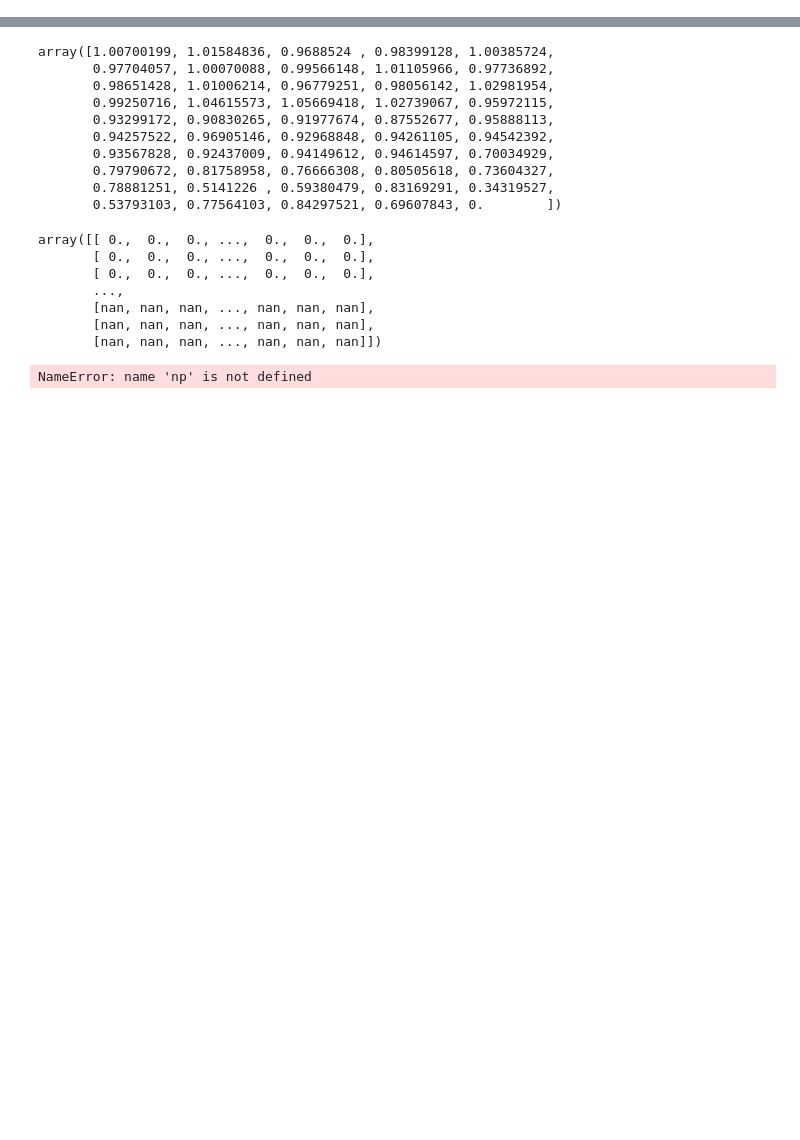
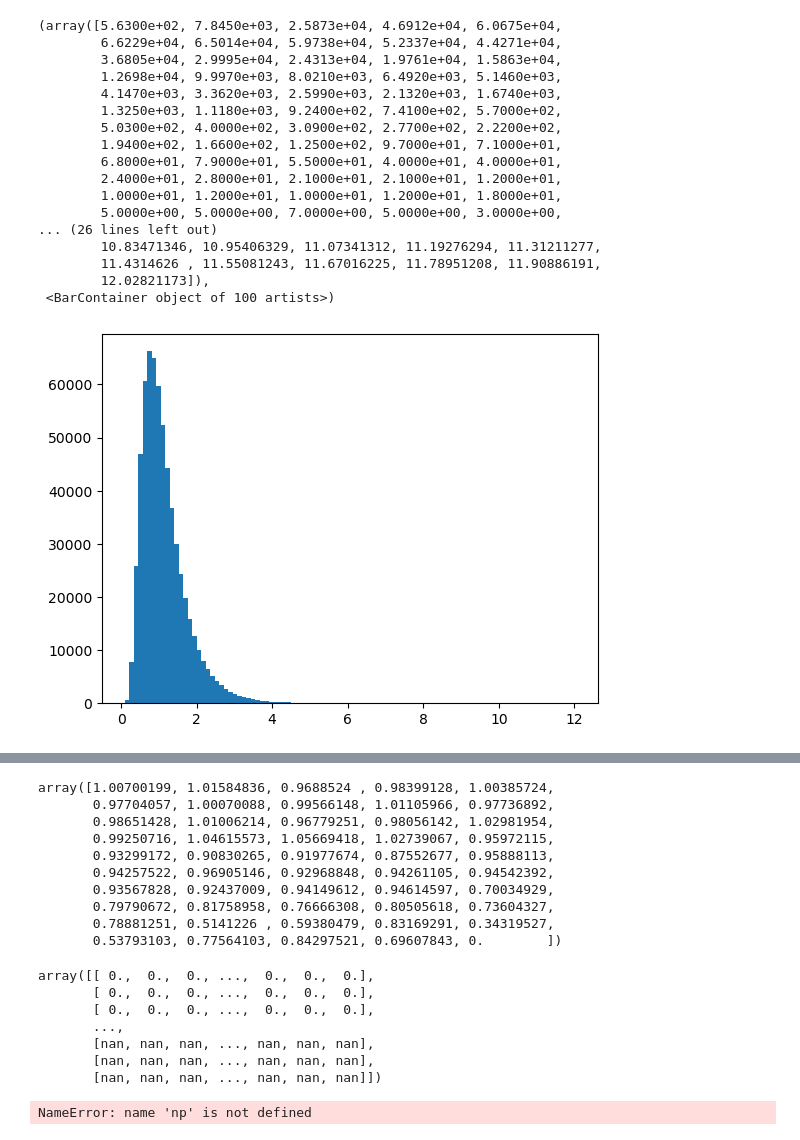
Before and after one commit to peter-l-ravn/Danish-Wage-Gap-Model, a Jupyter notebook: code_tester.ipynb, the cells around one changed output, grey strips where cells are left out. Cells and saved outputs as stored; diff of their text form; code cells hidden in the pictures; blank space fills up the shorter version.

```diff
--- a/code_tester.ipynb
+++ b/code_tester.ipynb
@@ -0,0 +1,17 @@
+# %%
+%load_ext autoreload
+%autoreload 2
+
+import numpy as np
+from time import time
+import matplotlib.pyplot as plt
+from main_agent_based import ModelClass
+from plots import plot_shares, plot_series
+from helper_functions import params_to_latex
+
+from graphs import plot_model, plot_wage_gap, plot_mean_age_high_skill
+
+import copy
+
+
+model = ModelClass()
@@ -0,0 +20,21 @@
+# %%
+plt.hist(model.sol.ability_draws, bins=100)
+# %% [output]
+(array([5.6300e+02, 7.8450e+03, 2.5873e+04, 4.6912e+04, 6.0675e+04,
+        6.6229e+04, 6.5014e+04, 5.9738e+04, 5.2337e+04, 4.4271e+04,
+        3.6805e+04, 2.9995e+04, 2.4313e+04, 1.9761e+04, 1.5863e+04,
+        1.2698e+04, 9.9970e+03, 8.0210e+03, 6.4920e+03, 5.1460e+03,
+        4.1470e+03, 3.3620e+03, 2.5990e+03, 2.1320e+03, 1.6740e+03,
+        1.3250e+03, 1.1180e+03, 9.2400e+02, 7.4100e+02, 5.7000e+02,
+        5.0300e+02, 4.0000e+02, 3.0900e+02, 2.7700e+02, 2.2200e+02,
+        1.9400e+02, 1.6600e+02, 1.2500e+02, 9.7000e+01, 7.1000e+01,
+        6.8000e+01, 7.9000e+01, 5.5000e+01, 4.0000e+01, 4.0000e+01,
+        2.4000e+01, 2.8000e+01, 2.1000e+01, 2.1000e+01, 1.2000e+01,
+        1.0000e+01, 1.2000e+01, 1.0000e+01, 1.2000e+01, 1.8000e+01,
+        5.0000e+00, 5.0000e+00, 7.0000e+00, 5.0000e+00, 3.0000e+00,
+... (26 lines left out)
+        10.83471346, 10.95406329, 11.07341312, 11.19276294, 11.31211277,
+        11.4314626 , 11.55081243, 11.67016225, 11.78951208, 11.90886191,
+        12.02821173]),
+ <BarContainer object of 100 artists>)
+[figure, added]
```
Also changed, not shown: parts of 3 cells of this notebook, 4 other files.
